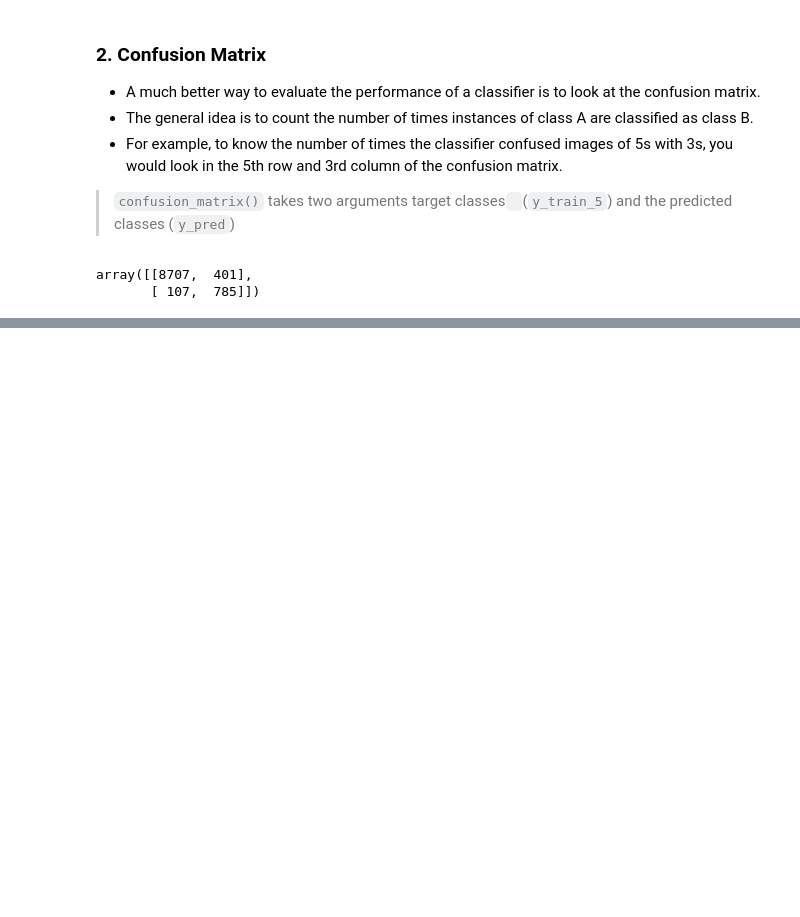
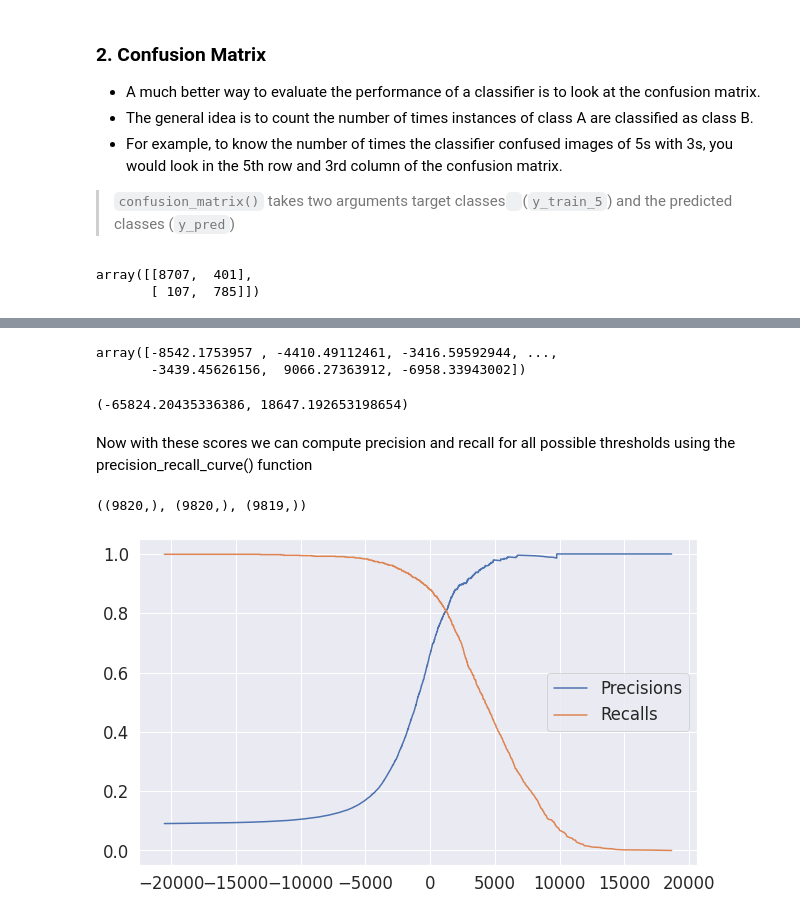
Before and after one commit to Pepcoders/Data-Science-February, a Jupyter notebook: Project/MNIST_Classification.ipynb, the cells around one changed output, grey strips where cells are left out. Saved outputs shown, nothing was run; the diff lists cells and outputs as text; code cells hidden in the pictures; blank space fills up the shorter version.

```diff
--- a/Project/MNIST_Classification.ipynb
+++ b/Project/MNIST_Classification.ipynb
@@ -193,0 +289,29 @@ plt.show()
+# %%
+# get all the score of x_train
+y_score = sgd_clf.decision_function(X_test)
+y_score
+# %% [output]
+array([-8542.1753957 , -4410.49112461, -3416.59592944, ...,
+       -3439.45626156,  9066.27363912, -6958.33943002])
+# %%
+y_score.min(), y_score.max()
+# %% [output]
+(-65824.20435336386, 18647.192653198654)
+# %% [markdown]
+Now with these scores we can compute precision and recall for all possible thresholds using the precision_recall_curve() function
+# %%
+from sklearn.metrics import precision_recall_curve
+precisions, recalls, thresholds = precision_recall_curve(y_test_5, y_score)
+# %%
+precisions.shape, recalls.shape, thresholds.shape
+# %% [output]
+((9820,), (9820,), (9819,))
+# %%
+plt.figure(figsize=(10, 6))
+plt.plot(thresholds, precisions[1:], label = 'Precisions')
+plt.plot(thresholds, recalls[1:], label = 'Recalls')
+
+plt.legend()
+plt.show()
+# %% [output]
+[figure, added]
```
Also changed, not shown: parts of 67 cells of this notebook.
